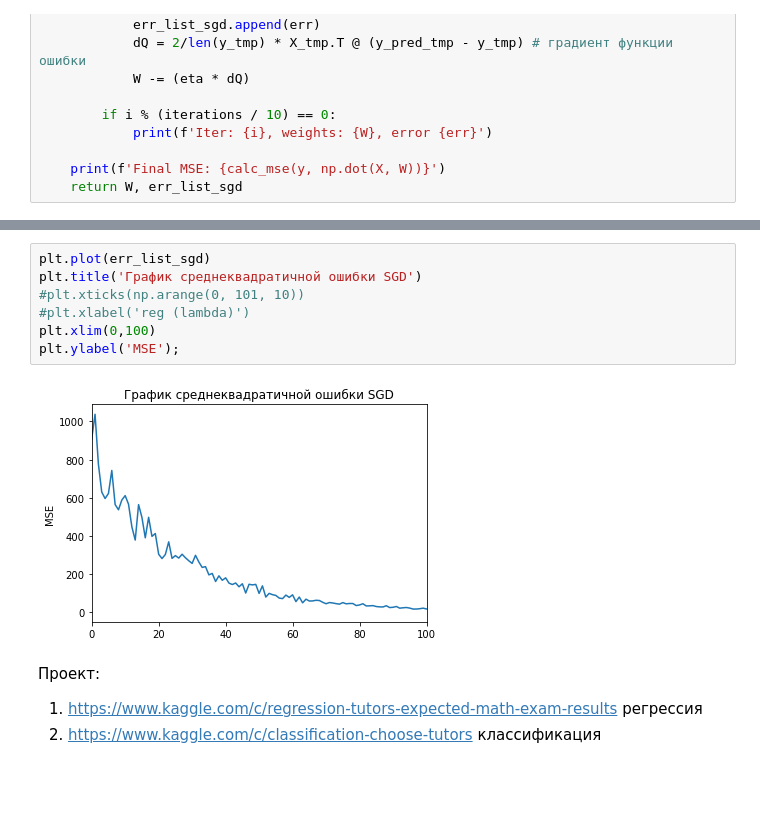
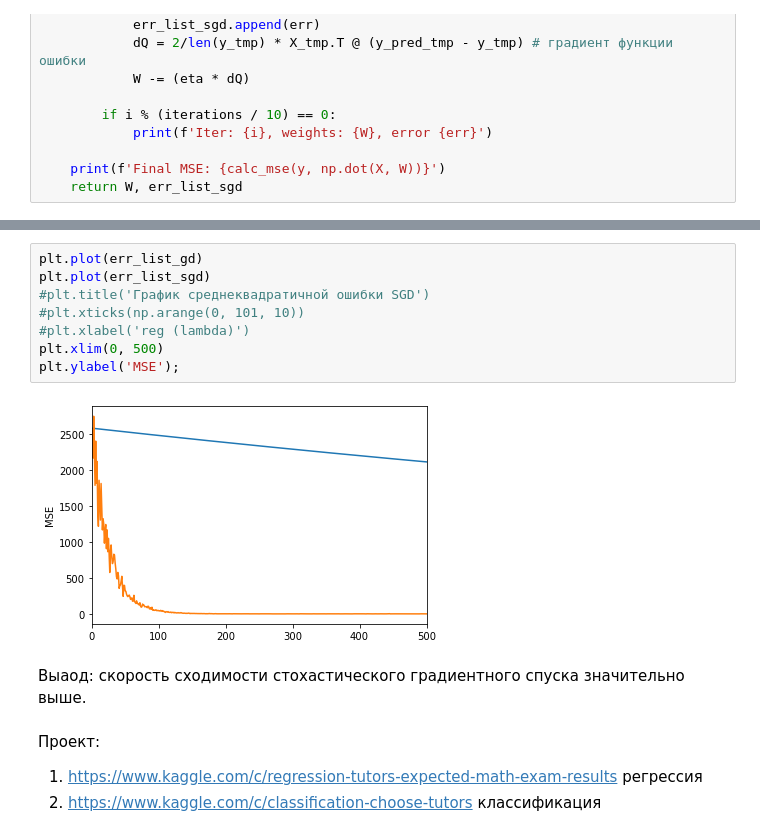
Before and after one commit to AndreiBazhenau/gb, a Jupyter notebook: algorithms_analysis/hw_2.ipynb, the cells around one changed output, grey strips where cells are left out. Cells and saved outputs as stored; diff of their text form; blank space fills up the shorter version.

```diff
--- a/algorithms_analysis/hw_2.ipynb
+++ b/algorithms_analysis/hw_2.ipynb
@@ -333,12 +333,15 @@ Final MSE: 3.220057331469392
 # %%
+plt.plot(err_list_gd)
 plt.plot(err_list_sgd)
-plt.title('График среднеквадратичной ошибки SGD')
+#plt.title('График среднеквадратичной ошибки SGD')
 #plt.xticks(np.arange(0, 101, 10))
 #plt.xlabel('reg (lambda)')
-plt.xlim(0,100)
+plt.xlim(0, 500)
 plt.ylabel('MSE');
 # %% [output]
-[figure, old version]
+[figure, new version]
+# %% [markdown]
+Выаод: скорость сходимости стохастического градиентного спуска значительно выше.
 # %% [markdown]
 Проект:
 1. https://www.kaggle.com/c/regression-tutors-expected-math-exam-results регрессия
```
Also changed, not shown: parts of 9 cells of this notebook.
